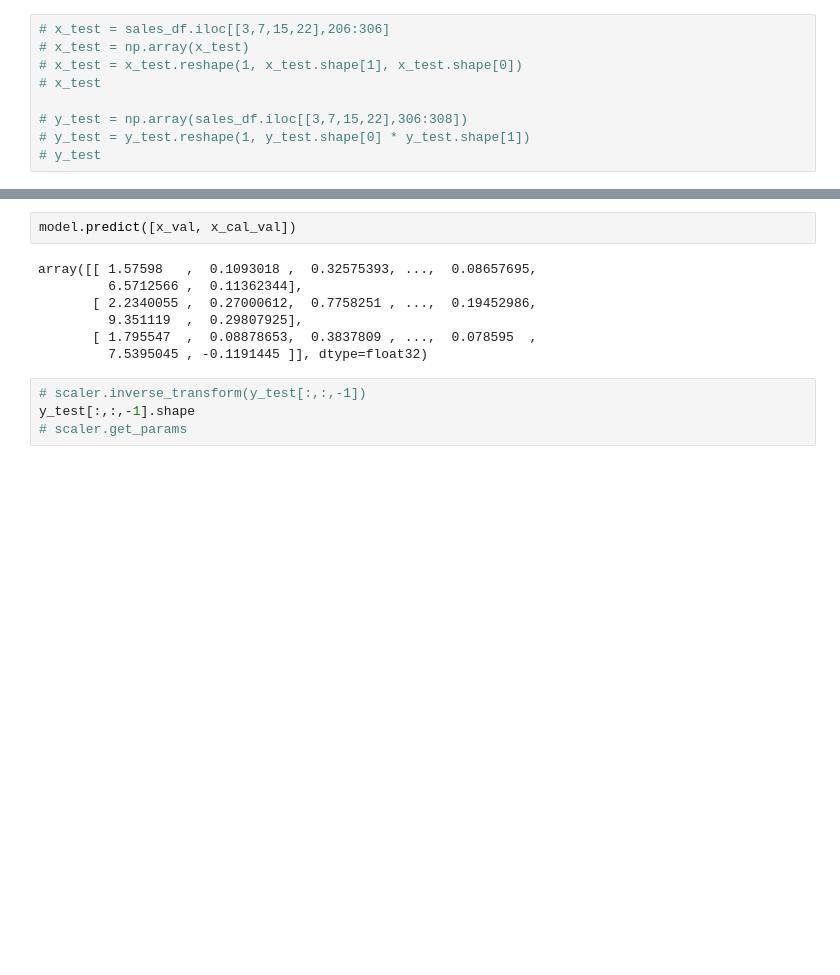
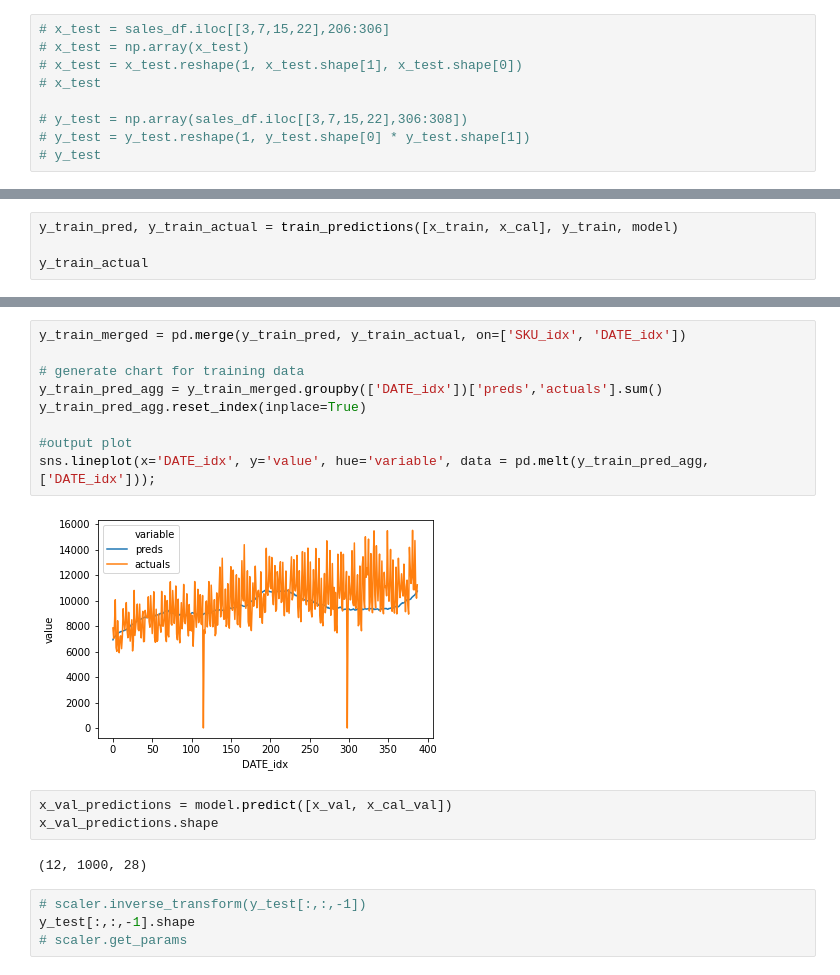
Before and after one commit to mcgovey/kaggle-m5-lstm-predictions-2020, a Jupyter notebook: M5_Exploration_Loop.ipynb, the cells around one changed output, grey strips where cells are left out. Drawn from its saved outputs; the diff is of its cells as text; blank space fills up the shorter version.

```diff
--- a/M5_Exploration_Loop.ipynb
+++ b/M5_Exploration_Loop.ipynb
@@ -487,0 +611,4 @@ Test accuracy: 6.416801452636719
+# %%
+y_train_pred, y_train_actual = train_predictions([x_train, x_cal], y_train, model)
+
+y_train_actual
@@ -488,12 +646,19 @@ Test accuracy: 6.416801452636719
+# %%
+y_train_merged = pd.merge(y_train_pred, y_train_actual, on=['SKU_idx', 'DATE_idx'])
+
+# generate chart for training data
+y_train_pred_agg = y_train_merged.groupby(['DATE_idx'])['preds','actuals'].sum()
+y_train_pred_agg.reset_index(inplace=True)
+
+#output plot
+sns.lineplot(x='DATE_idx', y='value', hue='variable', data = pd.melt(y_train_pred_agg, ['DATE_idx']));
+# %% [output]
+[figure, added]
 # %%
-model.predict([x_val, x_cal_val])
+x_val_predictions = model.predict([x_val, x_cal_val])
+x_val_predictions.shape
 # %% [output]
-array([[ 1.57598   ,  0.1093018 ,  0.32575393, ...,  0.08657695,
-         6.5712566 ,  0.11362344],
-       [ 2.2340055 ,  0.27000612,  0.7758251 , ...,  0.19452986,
-         9.351119  ,  0.29807925],
-       [ 1.795547  ,  0.08878653,  0.3837809 , ...,  0.078595  ,
-         7.5395045 , -0.1191445 ]], dtype=float32)
+(12, 1000, 28)
 # %%
 # scaler.inverse_transform(y_test[:,:,-1])
 y_test[:,:,-1].shape
```
Also changed, not shown: parts of 26 cells of this notebook.
